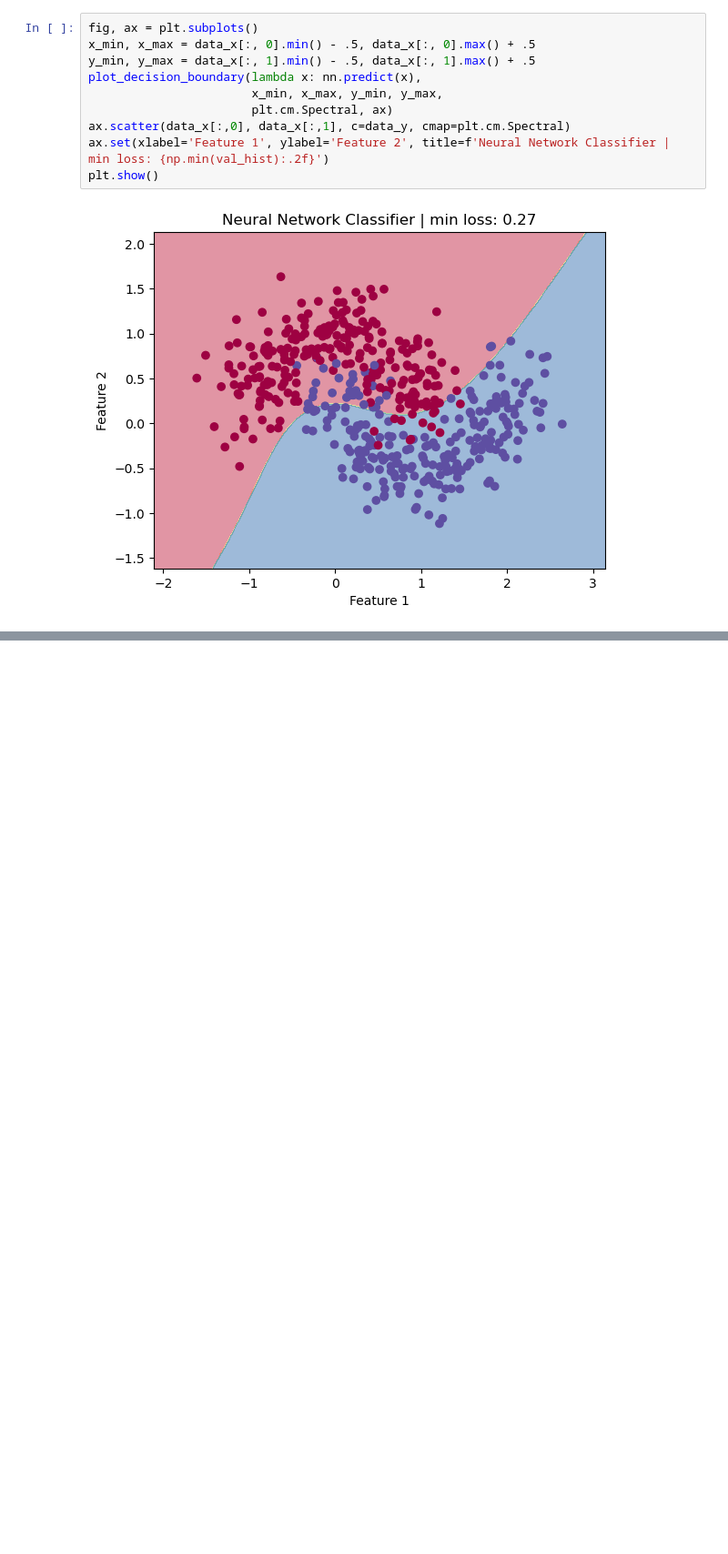
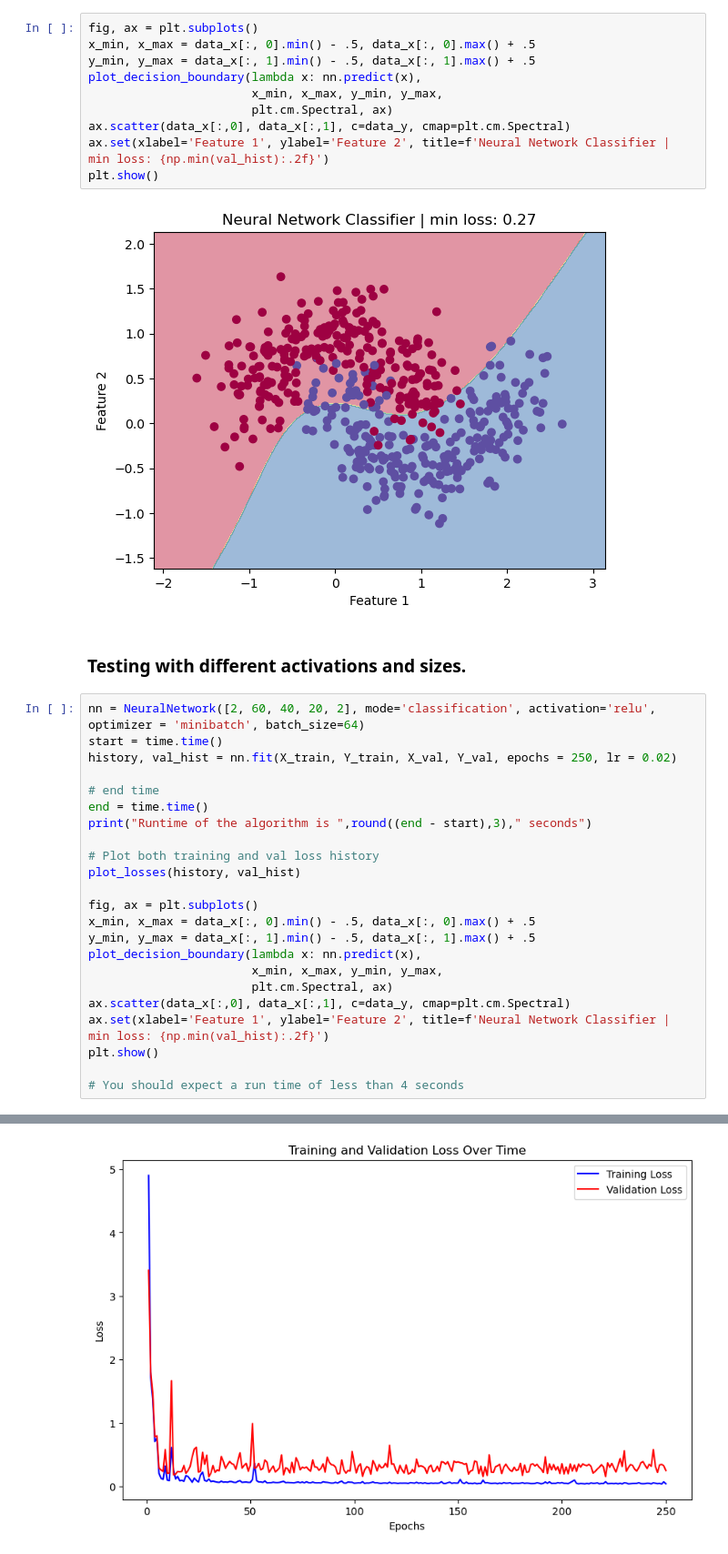
Before and after one commit to hkhattak09/NN_numpy, a Jupyter notebook: NN.ipynb, the cells around one changed output, grey strips where cells are left out. Shown at 91% size. Saved outputs shown, nothing was run; the diff lists cells and outputs as text; blank space fills up the shorter version.

Commit message:
Neural Network tested. working as intended. maximum vectorisation of operations.

```diff
--- a/NN.ipynb
+++ b/NN.ipynb
@@ -481,3 +497,29 @@ ax.set(xlabel='Feature 1', ylabel='Feature 2', title=f'Neural Network Classifier
 plt.show()
 # %% [output]
 [figure]
+# %% [markdown]
+### Testing with different activations and sizes.
+# %%
+nn = NeuralNetwork([2, 60, 40, 20, 2], mode='classification', activation='relu', optimizer = 'minibatch', batch_size=64)
+start = time.time()
+history, val_hist = nn.fit(X_train, Y_train, X_val, Y_val, epochs = 250, lr = 0.02)
+
+# end time
+end = time.time()
+print("Runtime of the algorithm is ",round((end - start),3)," seconds")
+
+# Plot both training and val loss history
+plot_losses(history, val_hist)
+
+fig, ax = plt.subplots()
+x_min, x_max = data_x[:, 0].min() - .5, data_x[:, 0].max() + .5
+y_min, y_max = data_x[:, 1].min() - .5, data_x[:, 1].max() + .5
+plot_decision_boundary(lambda x: nn.predict(x),
+                       x_min, x_max, y_min, y_max,
+                       plt.cm.Spectral, ax)
+ax.scatter(data_x[:,0], data_x[:,1], c=data_y, cmap=plt.cm.Spectral)
+ax.set(xlabel='Feature 1', ylabel='Feature 2', title=f'Neural Network Classifier | min loss: {np.min(val_hist):.2f}')
+plt.show()
+
+# You should expect a run time of less than 4 seconds
+# %% [output]
@@ -483,0 +537 @@ plt.show()
+[figure, added]
```
Also changed, not shown: parts of 11 cells of this notebook.
